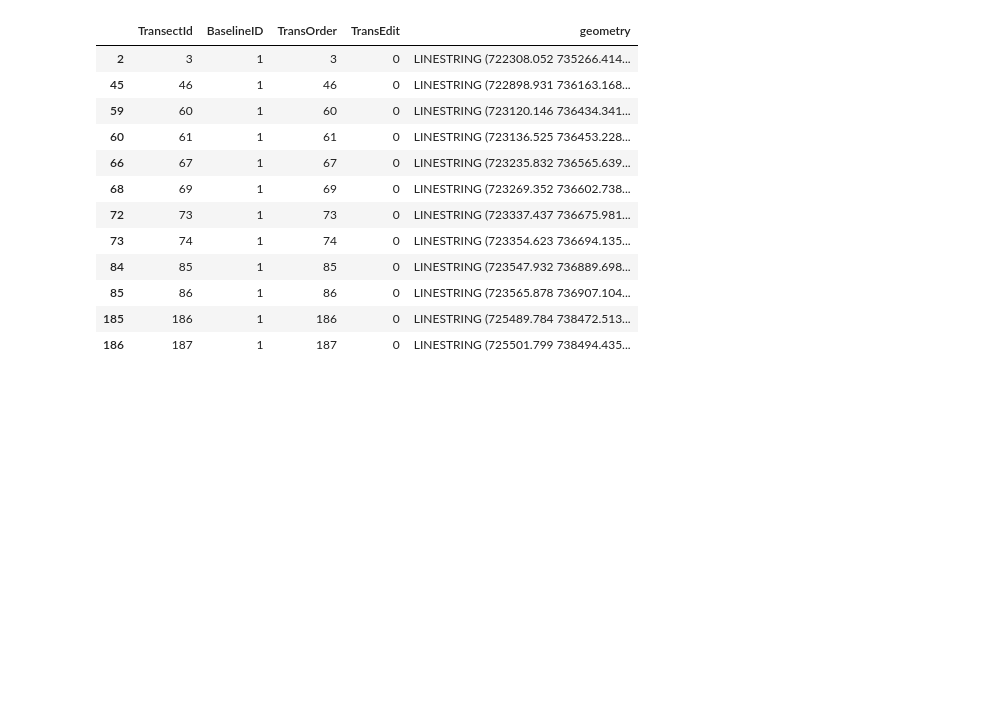
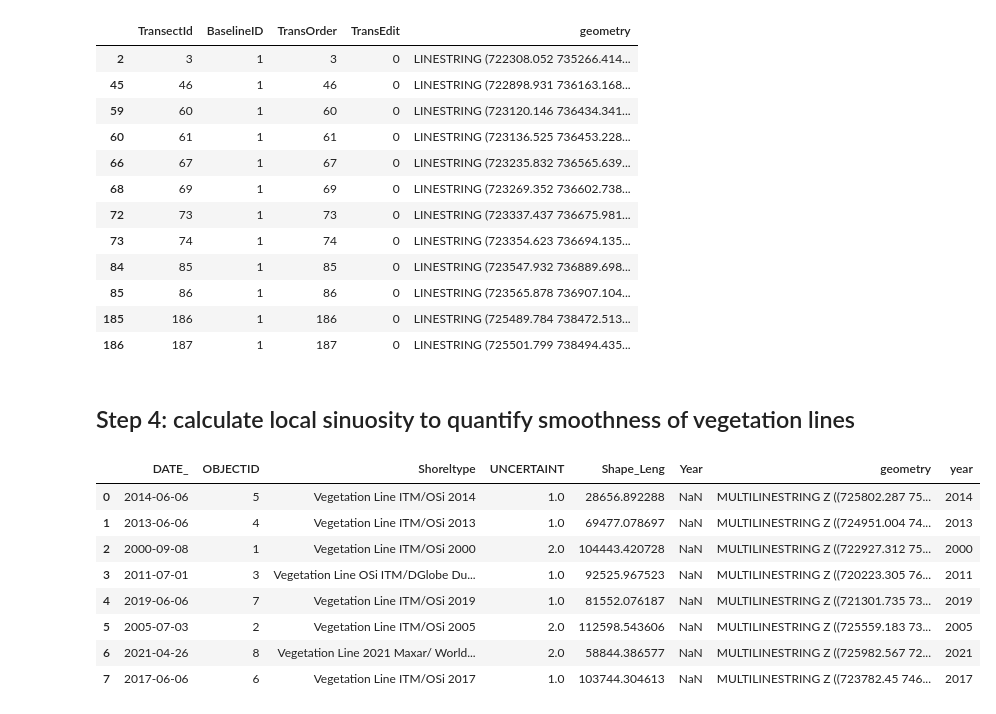
Before and after one commit to conorosully/sentinel2-vegetation-line, a Jupyter notebook: src/4_compare_erosion_rates.ipynb, the cells around one changed output. Saved outputs shown, nothing was run; the diff lists cells and outputs as text; code cells hidden in the pictures; blank space fills up the shorter version.

```diff
--- a/src/4_compare_erosion_rates.ipynb
+++ b/src/4_compare_erosion_rates.ipynb
@@ -364,3 +367,26 @@ transect
 | 85 | 86 | 1 | 86 | 0 | LINESTRING (723565.878 736907.104... |
 | 185 | 186 | 1 | 186 | 0 | LINESTRING (725489.784 738472.513... |
 | 186 | 187 | 1 | 187 | 0 | LINESTRING (725501.799 738494.435... |
+# %% [markdown]
+## Step 4: calculate local sinuosity to quantify smoothness of vegetation lines
+# %%
+# Load manually annotated vegetation lines (MAVLs)
+mavl_path = os.path.join(data_path, "QGIS Projects/DSAS Erosion Rates/DUBLIN 2000_2021_ITM/DUShorelines_OSi.shp")
+mavl = gpd.read_file(mavl_path)
+
+# Convert DATE_ to datetime (handle if string/integer)
+mavl["DATE_"] = pd.to_datetime(mavl["DATE_"], errors="coerce", dayfirst=True)
+
+# Extract year into a new column
+mavl["year"] = mavl["DATE_"].dt.year
+mavl
+# %% [output]
+|  | DATE_ | OBJECTID | Shoreltype | UNCERTAINT | Shape_Leng | Year | geometry | year |
+| 0 | 2014-06-06 | 5 | Vegetation Line ITM/OSi 2014 | 1.0 | 28656.892288 | NaN | MULTILINESTRING Z ((725802.287 75... | 2014 |
+| 1 | 2013-06-06 | 4 | Vegetation Line ITM/OSi 2013 | 1.0 | 69477.078697 | NaN | MULTILINESTRING Z ((724951.004 74... | 2013 |
+| 2 | 2000-09-08 | 1 | Vegetation Line ITM/OSi 2000 | 2.0 | 104443.420728 | NaN | MULTILINESTRING Z ((722927.312 75... | 2000 |
+| 3 | 2011-07-01 | 3 | Vegetation Line OSi ITM/DGlobe Du... | 1.0 | 92525.967523 | NaN | MULTILINESTRING Z ((720223.305 76... | 2011 |
+| 4 | 2019-06-06 | 7 | Vegetation Line ITM/OSi 2019 | 1.0 | 81552.076187 | NaN | MULTILINESTRING Z ((721301.735 73... | 2019 |
+| 5 | 2005-07-03 | 2 | Vegetation Line ITM/OSi 2005 | 2.0 | 112598.543606 | NaN | MULTILINESTRING Z ((725559.183 73... | 2005 |
+| 6 | 2021-04-26 | 8 | Vegetation Line 2021 Maxar/ World... | 2.0 | 58844.386577 | NaN | MULTILINESTRING Z ((725982.567 72... | 2021 |
+| 7 | 2017-06-06 | 6 | Vegetation Line ITM/OSi 2017 | 1.0 | 103744.304613 | NaN | MULTILINESTRING Z ((723782.45 746... | 2017 |
```
Also changed, not shown: parts of 7 cells of this notebook, 3 other files.
